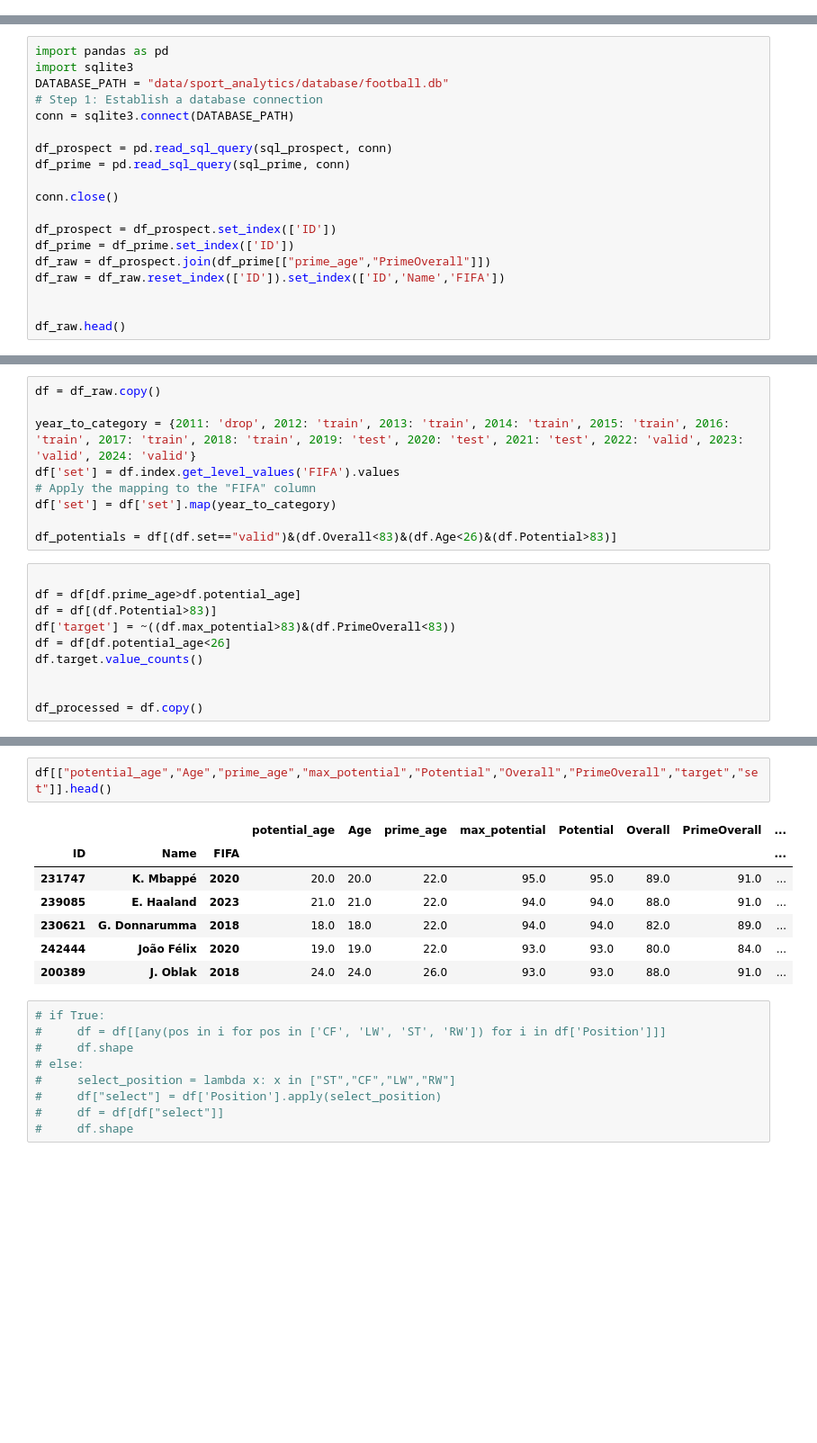
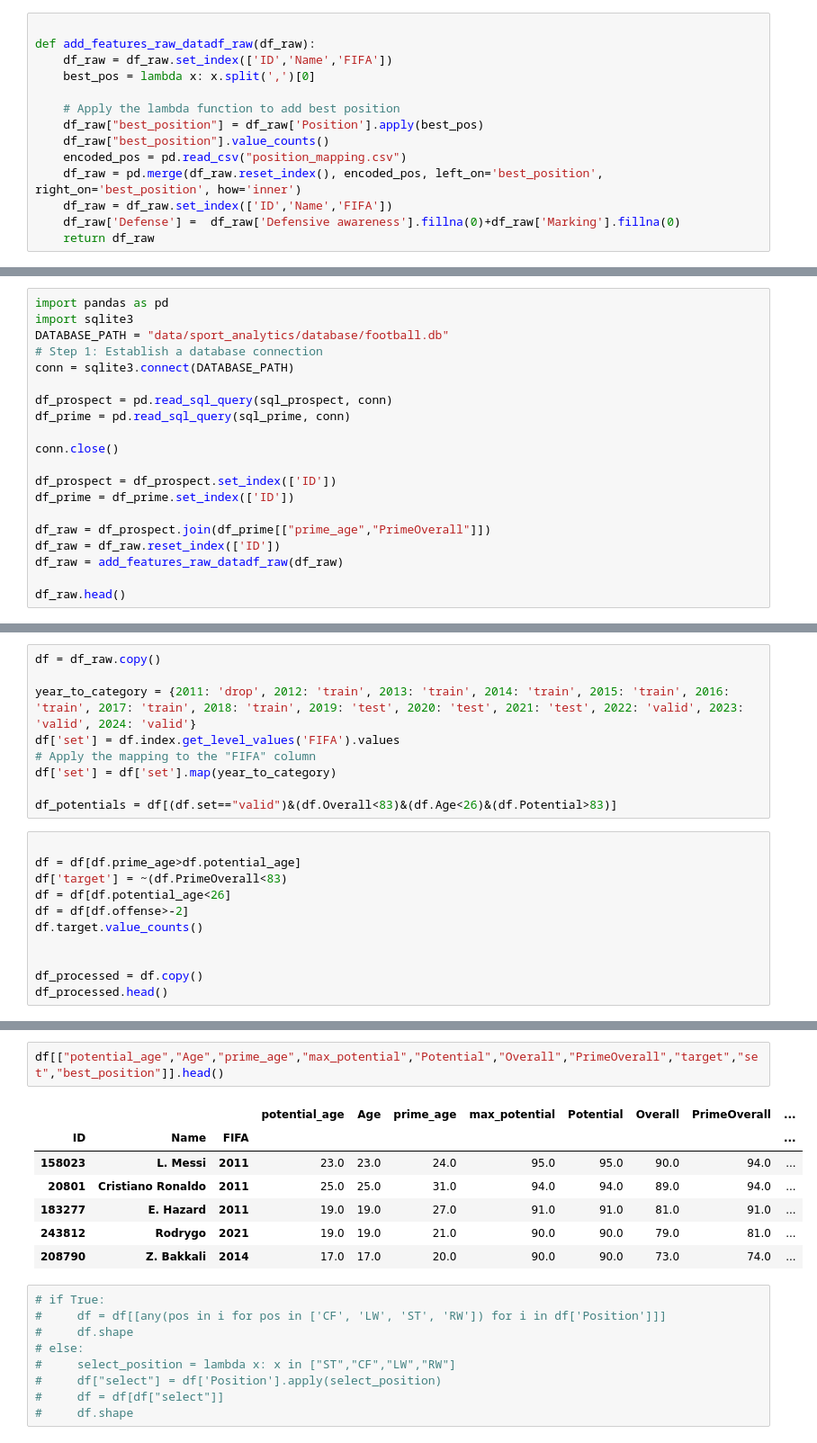
Before and after one commit to robb1302/statsfaction, a Jupyter notebook: scripts/sport_analytics/model/what was his name again.ipynb, the cells around one changed output, grey strips where cells are left out. Shown at 90% size. Drawn from its saved outputs; the diff is of its cells as text; blank space fills up the shorter version.

```diff
--- a/scripts/sport_analytics/model/what was his name again.ipynb
+++ b/scripts/sport_analytics/model/what was his name again.ipynb
@@ -29,6 +29,20 @@ os.getcwd()
 from src.sport_analytics.crawler.fifa import extract_attributes
 # %% [output]
 New current directory: c:\Users\Robert\Documents\Projekte\dev\statsfaction
+# %%
+
+def add_features_raw_datadf_raw(df_raw):
+    df_raw = df_raw.set_index(['ID','Name','FIFA'])
+    best_pos = lambda x: x.split(',')[0]
+
+    # Apply the lambda function to add best position
+    df_raw["best_position"] = df_raw['Position'].apply(best_pos)
+    df_raw["best_position"].value_counts()
+    encoded_pos = pd.read_csv("position_mapping.csv")
+    df_raw = pd.merge(df_raw.reset_index(), encoded_pos, left_on='best_position', right_on='best_position', how='inner')
+    df_raw = df_raw.set_index(['ID','Name','FIFA'])
+    df_raw['Defense'] =  df_raw['Defensive awareness'].fillna(0)+df_raw['Marking'].fillna(0)
+    return df_raw
 # %% [markdown]
 ### Get Data
 # %%
@@ -59,9 +73,10 @@ conn.close()
 
 df_prospect = df_prospect.set_index(['ID'])
 df_prime = df_prime.set_index(['ID'])
+
 df_raw = df_prospect.join(df_prime[["prime_age","PrimeOverall"]])
-df_raw = df_raw.reset_index(['ID']).set_index(['ID','Name','FIFA'])
-
+df_raw = df_raw.reset_index(['ID'])
+df_raw = add_features_raw_datadf_raw(df_raw)
 
 df_raw.head()
 # %% [output]
@@ -111,10 +99,11 @@ df_potentials = df[(df.set=="valid")&(df.Overall<83)&(df.Age<26)&(df.Potential>8
 # %%
 
 df = df[df.prime_age>df.potential_age]
-df = df[(df.Potential>83)]
-df['target'] = ~((df.max_potential>83)&(df.PrimeOverall<83))
+df['target'] = ~(df.PrimeOverall<83)
 df = df[df.potential_age<26]
+df = df[df.offense>-2]
 df.target.value_counts()
 
 
 df_processed = df.copy()
+df_processed.head()
@@ -121,13 +139,13 @@ df_processed = df.copy()
 # %%
-df[["potential_age","Age","prime_age","max_potential","Potential","Overall","PrimeOverall","target","set"]].head()
+df[["potential_age","Age","prime_age","max_potential","Potential","Overall","PrimeOverall","target","set","best_position"]].head()
 # %% [output]
 |  |  |  | potential_age | Age | prime_age | max_potential | Potential | Overall | PrimeOverall | ... |
 | ID | Name | FIFA |  |  |  |  |  |  |  | ... |
-| 231747 | K. Mbappé | 2020 | 20.0 | 20.0 | 22.0 | 95.0 | 95.0 | 89.0 | 91.0 | ... |
-| 239085 | E. Haaland | 2023 | 21.0 | 21.0 | 22.0 | 94.0 | 94.0 | 88.0 | 91.0 | ... |
-| 230621 | G. Donnarumma | 2018 | 18.0 | 18.0 | 22.0 | 94.0 | 94.0 | 82.0 | 89.0 | ... |
-| 242444 | João Félix | 2020 | 19.0 | 19.0 | 22.0 | 93.0 | 93.0 | 80.0 | 84.0 | ... |
-| 200389 | J. Oblak | 2018 | 24.0 | 24.0 | 26.0 | 93.0 | 93.0 | 88.0 | 91.0 | ... |
+| 158023 | L. Messi | 2011 | 23.0 | 23.0 | 24.0 | 95.0 | 95.0 | 90.0 | 94.0 | ... |
+| 20801 | Cristiano Ronaldo | 2011 | 25.0 | 25.0 | 31.0 | 94.0 | 94.0 | 89.0 | 94.0 | ... |
+| 183277 | E. Hazard | 2011 | 19.0 | 19.0 | 27.0 | 91.0 | 91.0 | 81.0 | 91.0 | ... |
+| 243812 | Rodrygo | 2021 | 19.0 | 19.0 | 21.0 | 90.0 | 90.0 | 79.0 | 81.0 | ... |
+| 208790 | Z. Bakkali | 2014 | 17.0 | 17.0 | 20.0 | 90.0 | 90.0 | 73.0 | 74.0 | ... |
 # %%
 # if True:
 #     df = df[[any(pos in i for pos in ['CF', 'LW', 'ST', 'RW']) for i in df['Position']]]
```
Also changed, not shown: parts of 29 cells of this notebook, 2 other files.
